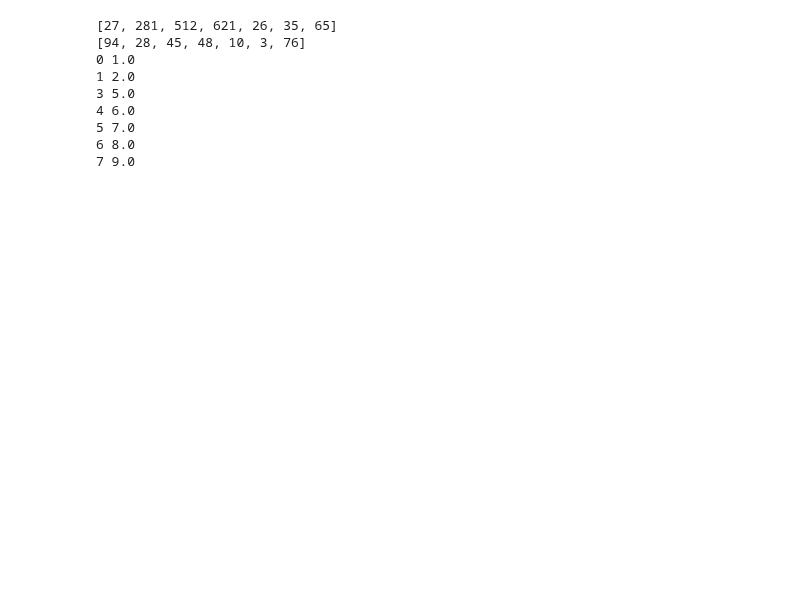
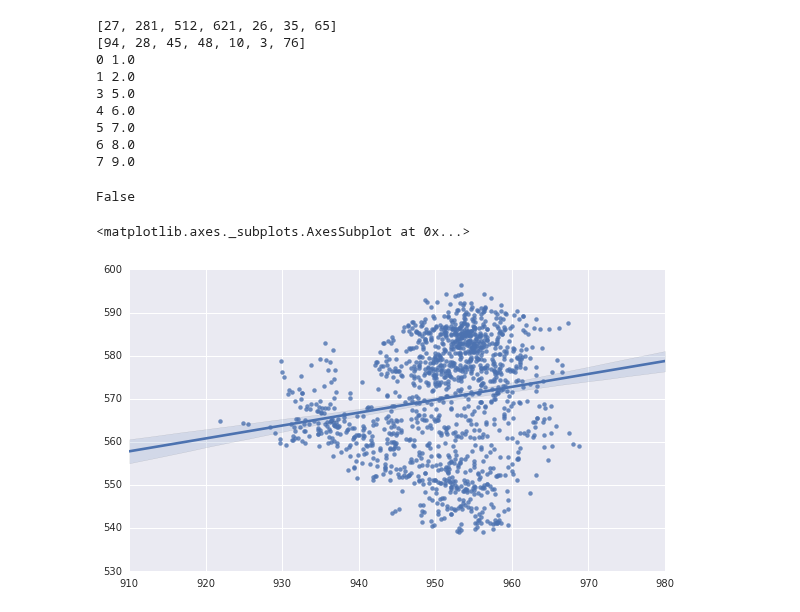
Before and after one commit to Nian-Jingqing/AttentionSaccade, a Jupyter notebook: AttentionSaccade_EyetrackerAnalysis.ipynb, the cells around one changed output. Saved outputs shown, nothing was run; the diff lists cells and outputs as text; code cells hidden in the pictures; blank space fills up the shorter version.

```diff
--- a/AttentionSaccade_EyetrackerAnalysis.ipynb
+++ b/AttentionSaccade_EyetrackerAnalysis.ipynb
@@ -505,11 +490,0 @@ edat[7][70]['events']['Eblk']
-# %%
-plt.plot(edat[7][70]['y']); #plt.xlim([None, 550])
-plt.axvline(edat[7][70]['events']['Eblk'][0][0]-edat[7][70]['trackertime'][0], linestyle = 'dotted', color = 'r')
-#plt.axvline(edat[7][70]['events']['Eblk'][0][1]-edat[7][70]['trackertime'][0], linestyle = 'dotted', color = 'r')
-plt.axvline(edat[7][70]['events']['Eblk'][0][0]+ edat[7][70]['events']['Eblk'][0][2], linestyle = 'dotted', color = 'r')
-#plt.axvline(edat[7][70]['events']['Eblk'][0][1]-edat[7][70]['trackertime'][0]+40)
-plt.xlim([180, 850])
-plt.figure()
-plt.rcParams['figure.figsize'] = (10,10)
-plt.plot(edat[7][70]['size'])
-#plt.xlim([None, 550])
@@ -534,4 +490,0 @@ edat[7][23]['events']['Eblk']-edat[7][23]['trackertime'][0]
-# %%
-plt.rcParams['figure.figsize'] = (40,10)
-plt.plot(cont_pupil, label = 'raw', color = '#b3cde3')
-plt.plot(fitted_)
@@ -540,10 +491,14 @@ np.stack([pupils, xs]).T.shape
 # %%
 #import copy
 temp = copy.deepcopy(edat[0]) # take subject 1 to work from. 1920 trials
 #sacctask = [x for x in range(len(temp)) if temp[x]['behaviour']['task']==2.0] #0-10 are saccade trials lmao
-trial = 63
+trial = 59
 epoch = [temp[trial]['triggers']['cue'][1], temp[trial]['triggers']['array'][1]]
 x = temp[trial]['x'][epoch[0]:epoch[1]+1]; y = temp[trial]['y'][epoch[0]:epoch[1]+1]
 print np.any(np.abs(np.subtract(x, 960)) >= ppd*2)
 plt.rcParams['figure.figsize'] = (1.92*5,1.08*5) #set to similar aspect ratio as the screen the task was presented on!
 sns.regplot(x,y) #scatter plot with line of best fit (i.e. trajectory of saccade)
+# %% [output]
+False
+<matplotlib.axes._subplots.AxesSubplot at 0x...>
+[figure, added]
```
Also changed, not shown: parts of 19 cells of this notebook.
